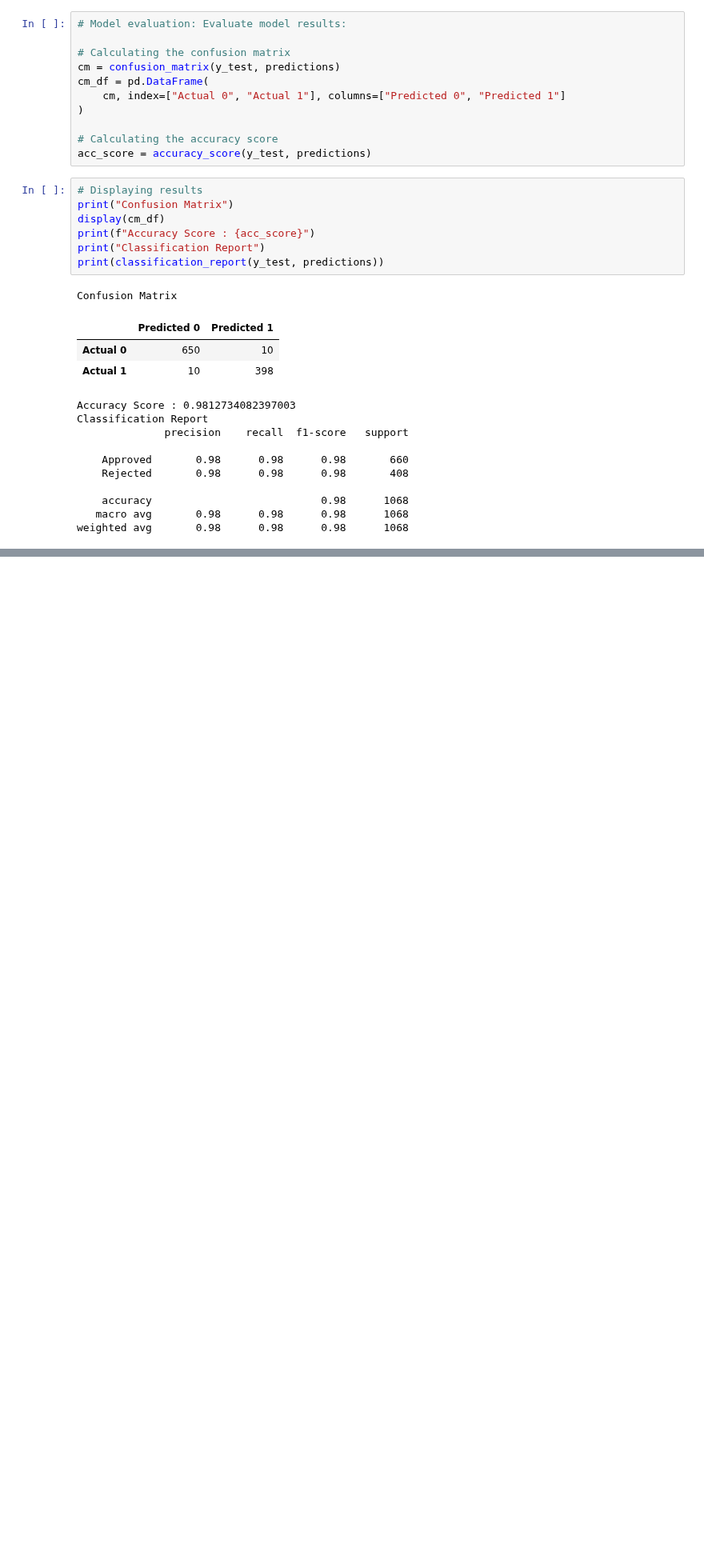
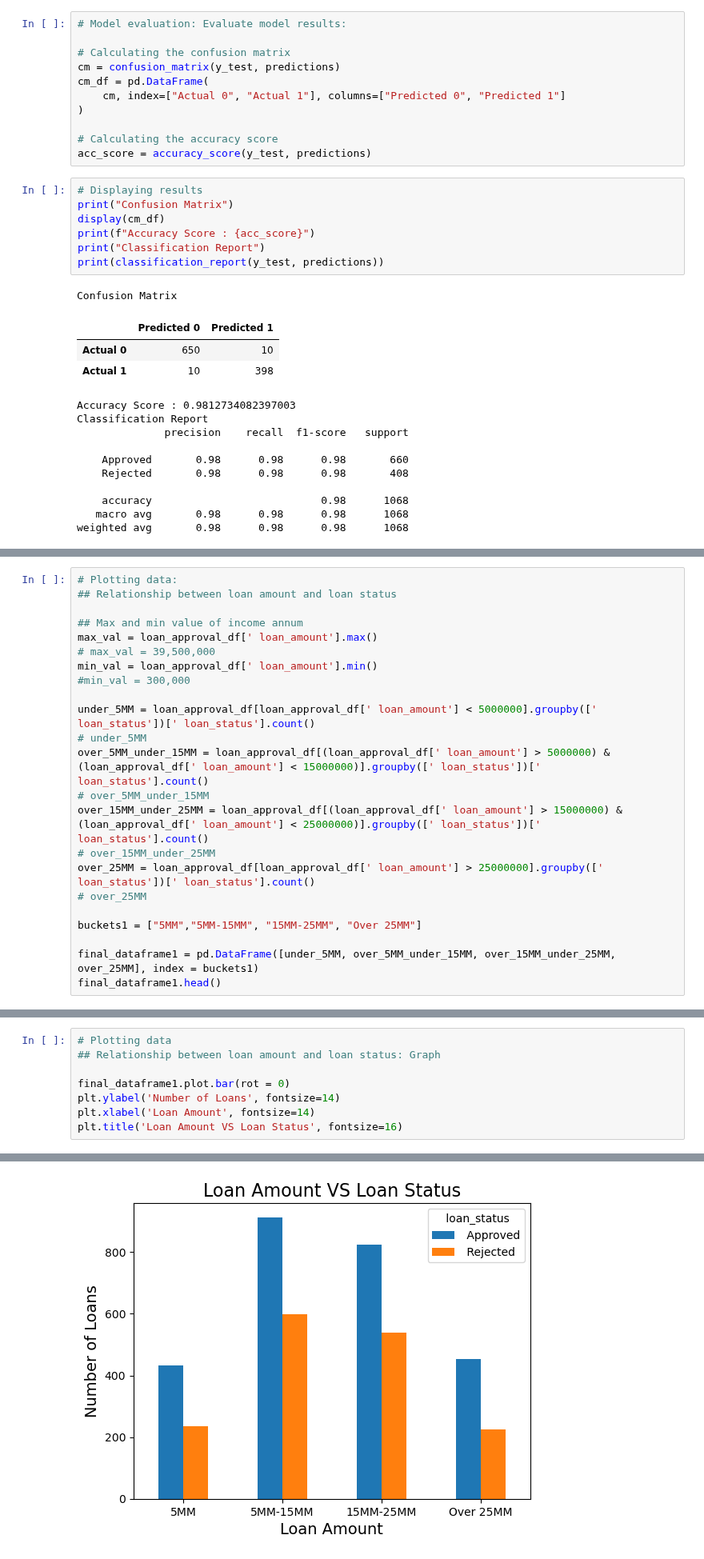
Before and after one commit to andrewdhawthorne/Loan-Approval-Prediction-Model, a Jupyter notebook: Loan-Approval_JF.ipynb, the cells around one changed output, grey strips where cells are left out. Shown at 80% size. Drawn from its saved outputs; the diff is of its cells as text; blank space fills up the shorter version.

```diff
--- a/Loan-Approval_JF.ipynb
+++ b/Loan-Approval_JF.ipynb
@@ -161,0 +207,23 @@ importances_sorted[:5]
+# %%
+# Plotting data:
+## Relationship between loan amount and loan status
+
+## Max and min value of income annum
+max_val = loan_approval_df[' loan_amount'].max()
+# max_val = 39,500,000
+min_val = loan_approval_df[' loan_amount'].min()
+#min_val = 300,000
+
+under_5MM = loan_approval_df[loan_approval_df[' loan_amount'] < 5000000].groupby([' loan_status'])[' loan_status'].count()
+# under_5MM
+over_5MM_under_15MM = loan_approval_df[(loan_approval_df[' loan_amount'] > 5000000) & (loan_approval_df[' loan_amount'] < 15000000)].groupby([' loan_status'])[' loan_status'].count()
+# over_5MM_under_15MM
+over_15MM_under_25MM = loan_approval_df[(loan_approval_df[' loan_amount'] > 15000000) & (loan_approval_df[' loan_amount'] < 25000000)].groupby([' loan_status'])[' loan_status'].count()
+# over_15MM_under_25MM
+over_25MM = loan_approval_df[loan_approval_df[' loan_amount'] > 25000000].groupby([' loan_status'])[' loan_status'].count()
+# over_25MM
+
+buckets1 = ["5MM","5MM-15MM", "15MM-25MM", "Over 25MM"]
+
+final_dataframe1 = pd.DataFrame([under_5MM, over_5MM_under_15MM, over_15MM_under_25MM, over_25MM], index = buckets1)
+final_dataframe1.head()
@@ -161,0 +236,9 @@ importances_sorted[:5]
+# %%
+# Plotting data
+## Relationship between loan amount and loan status: Graph
+
+final_dataframe1.plot.bar(rot = 0)
+plt.ylabel('Number of Loans', fontsize=14)
+plt.xlabel('Loan Amount', fontsize=14)
+plt.title('Loan Amount VS Loan Status', fontsize=16)
+# %% [output]
@@ -161,0 +246 @@ importances_sorted[:5]
+[figure, added]
```
Also changed, not shown: parts of 8 cells of this notebook, 1 other file.
